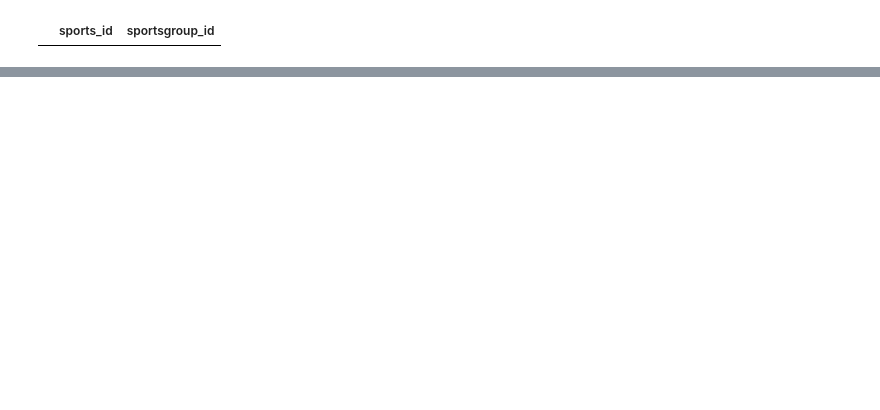
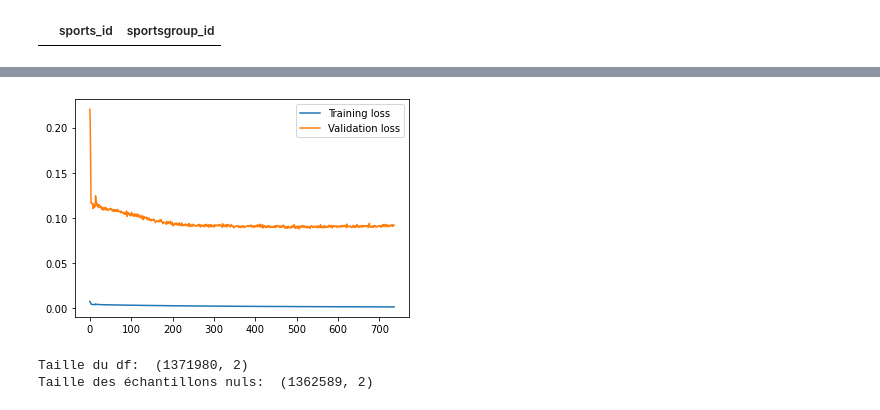
Before and after one commit to treb93/pyhm, a Jupyter notebook: prepare_gnn_data.ipynb, the cells around one changed output, grey strips where cells are left out. Saved outputs shown, nothing was run; the diff lists cells and outputs as text; code cells hidden in the pictures; blank space fills up the shorter version.

Commit message:
GNN first launch OK

```diff
--- a/prepare_gnn_data.ipynb
+++ b/prepare_gnn_data.ipynb
@@ -199,0 +279,3 @@ item_categories['sport_id'].value_counts().shape
+# %%
+train = pd.read_csv('first_train.csv', header=0)
+len(train)
@@ -199,0 +284,7 @@ item_categories['sport_id'].value_counts().shape
+# %%
+for i in range(0, len(train)):
+    print(train.at[i, 'validation_loss'])
+    if train.at[i, 'validation_loss'] == 'NONE' :
+        train.at[i, 'validation_loss'] = (float(train.at[i-1, 'validation_loss']) + float(train.at[i+1, 'validation_loss'])) / 2
+
+train
@@ -199,0 +322,21 @@ item_categories['sport_id'].value_counts().shape
+# %%
+import matplotlib.pyplot as plt
+
+plt.figure()
+train['training_loss'].astype(float).plot(label='Training loss')
+train['validation_loss'].astype(float).plot(label='Validation loss')
+plt.legend()
+
+plt.show()
+# %% [output]
+[figure, added]
+# %%
+submission = pd.read_csv('submission_gnn_first_iteration.csv')
+submission['prediction'] = submission['prediction_y']
+submission = submission[['customer_id', 'prediction']]
+submission = submission.fillna('')
+print("Taille du df: ", submission.shape)
+print("Taille des échantillons nuls: ", submission[submission['prediction'] == ''].shape)
+# %% [output]
+Taille du df:  (1371980, 2)
+Taille des échantillons nuls:  (1362589, 2)
```
Also changed, not shown: parts of 41 cells of this notebook, 14 other files.
